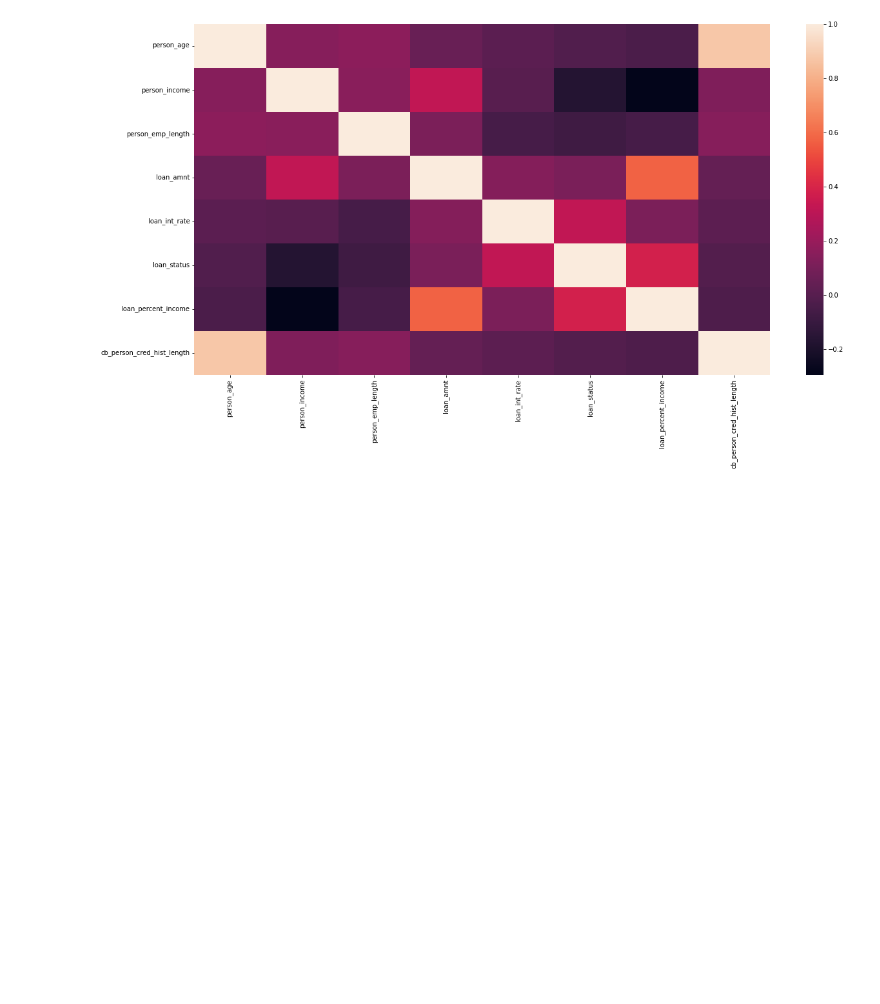
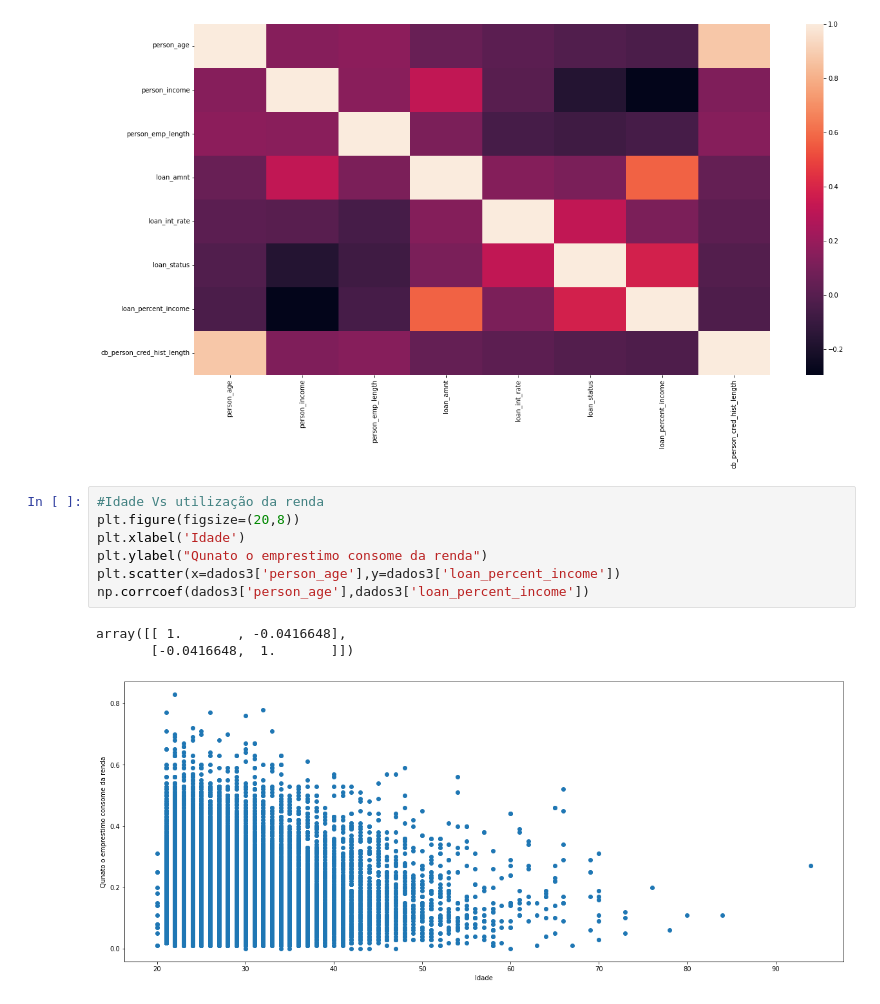
Before and after one commit to DougLeindecker/datascience, a Jupyter notebook: Untitled-1.ipynb, the cells around one changed output. Saved outputs shown, nothing was run; the diff lists cells and outputs as text; blank space fills up the shorter version.

```diff
--- a/Untitled-1.ipynb
+++ b/Untitled-1.ipynb
@@ -104,3 +104,14 @@ sns.heatmap(dados3.corr())
 # %% [output]
 <AxesSubplot:>
 [figure]
+# %%
+#Idade Vs utilização da renda
+plt.figure(figsize=(20,8))
+plt.xlabel('Idade')
+plt.ylabel("Qunato o emprestimo consome da renda")
+plt.scatter(x=dados3['person_age'],y=dados3['loan_percent_income'])
+np.corrcoef(dados3['person_age'],dados3['loan_percent_income'])
+# %% [output]
+array([[ 1.       , -0.0416648],
+       [-0.0416648,  1.       ]])
+[figure, added]
```
Also changed, not shown: parts of 6 cells of this notebook.
